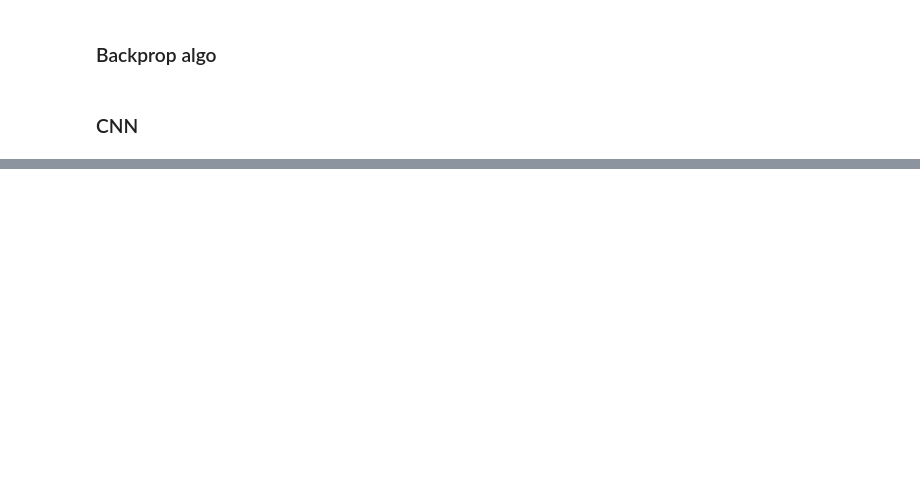
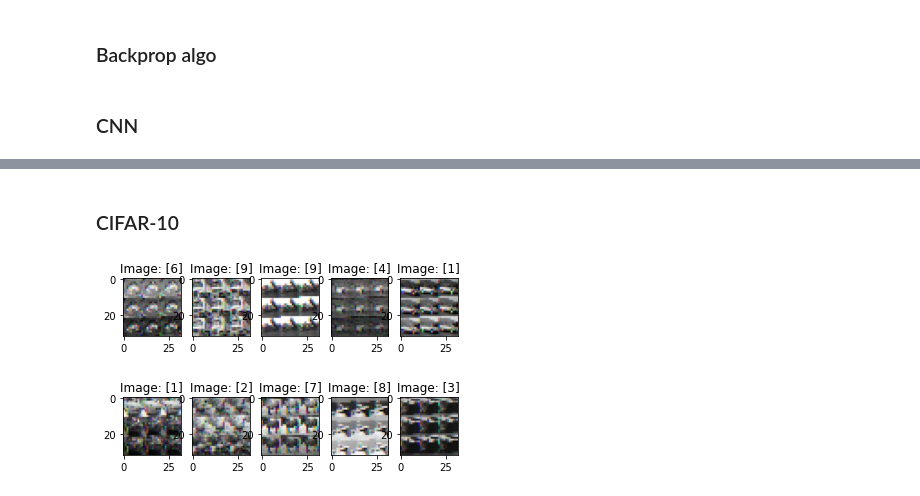
Before and after one commit to GitFazz/implementation-of-convolutional-neural-network-for-an-image-classification-task-from-Scratch, a Jupyter notebook: 1605034.ipynb, the cells around one changed output, grey strips where cells are left out. Drawn from its saved outputs; the diff is of its cells as text; code cells hidden in the pictures; blank space fills up the shorter version.

```diff
--- a/1605034.ipynb
+++ b/1605034.ipynb
@@ -414,0 +528,23 @@ print(out3)
+# %% [markdown]
+### CIFAR-10
+# %%
+# load cifar10
+
+# first batch
+
+batch1 = open('data/CIFAR-10/data_batch_1','rb')
+
+# unpickle
+dict1 = pickle.load(batch1,encoding='bytes')
+
+# reshape
+X_train = np.reshape(dict1[b'data'],(10000,32,32,3))
+Y_train = np.reshape(dict1[b'labels'],(10000,1))
+# %%
+# plot first 10 images
+for i in range(10):
+    plt.subplot(2,5,i+1)
+    plt.imshow(X_train[i].reshape(32,32,3), cmap='gray')
+    plt.title("Image: {}".format(Y_train[i]))
+# %% [output]
+[figure, added]
```
Also changed, not shown: parts of 16 cells of this notebook, 5 other files.
